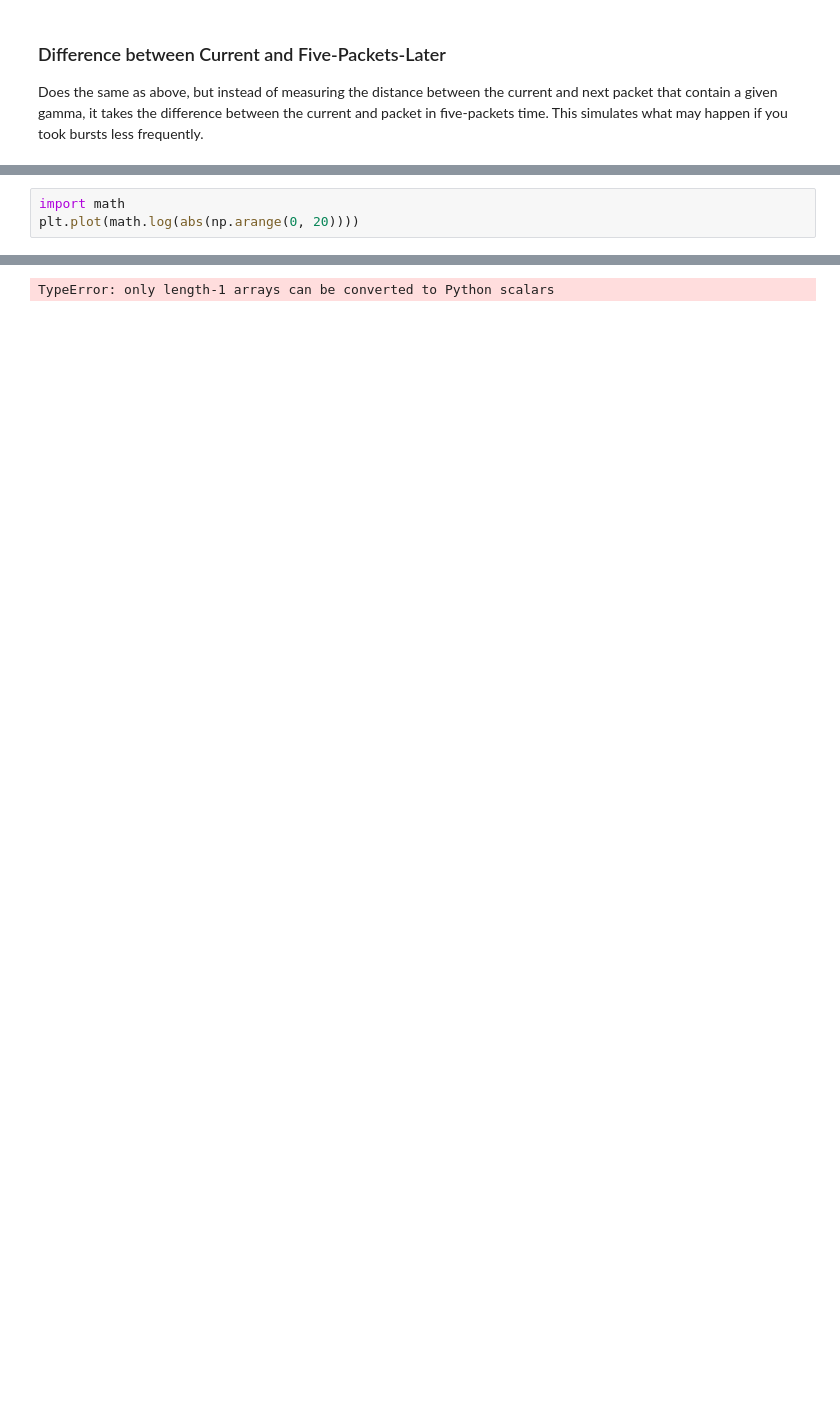
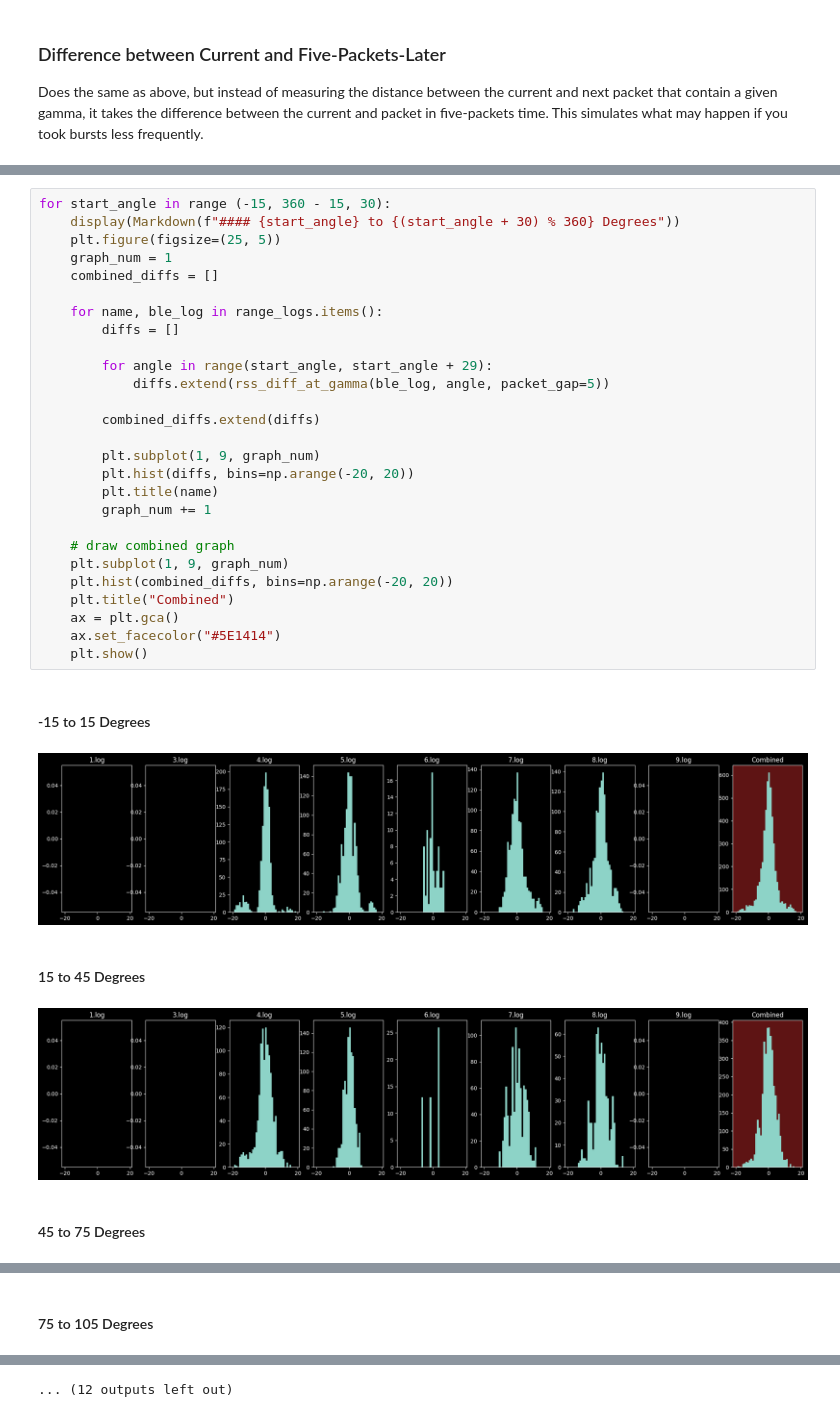
Before and after one commit to SheffieldMLtracking/BLEanalysis, a Jupyter notebook: jupyter/Finley/RSS Differences.ipynb, the cells around one changed output, grey strips where cells are left out. Cells and saved outputs as stored; diff of their text form; blank space fills up the shorter version.

```diff
--- a/jupyter/Finley/RSS Differences.ipynb
+++ b/jupyter/Finley/RSS Differences.ipynb
@@ -197,4 +214,33 @@ plt.show()
 # %%
-import math
-plt.plot(math.log(abs(np.arange(0, 20))))
+for start_angle in range (-15, 360 - 15, 30):
+    display(Markdown(f"#### {start_angle} to {(start_angle + 30) % 360} Degrees"))
+    plt.figure(figsize=(25, 5))
+    graph_num = 1
+    combined_diffs = []
+
+    for name, ble_log in range_logs.items():
+        diffs = []
+
+        for angle in range(start_angle, start_angle + 29):
+            diffs.extend(rss_diff_at_gamma(ble_log, angle, packet_gap=5))
+
+        combined_diffs.extend(diffs)
+
+        plt.subplot(1, 9, graph_num)
+        plt.hist(diffs, bins=np.arange(-20, 20))
+        plt.title(name)
+        graph_num += 1
+
+    # draw combined graph
+    plt.subplot(1, 9, graph_num)
+    plt.hist(combined_diffs, bins=np.arange(-20, 20))
+    plt.title("Combined")
+    ax = plt.gca()
+    ax.set_facecolor("#5E1414")
+    plt.show()
 # %% [output]
+#### -15 to 15 Degrees
+[figure, added]
+#### 15 to 45 Degrees
+[figure, added]
+#### 45 to 75 Degrees
@@ -200,0 +248 @@ plt.plot(math.log(abs(np.arange(0, 20))))
+#### 75 to 105 Degrees
@@ -201 +254 @@ plt.plot(math.log(abs(np.arange(0, 20))))
-TypeError: only length-1 arrays can be converted to Python scalars
+... (12 outputs left out)
```
Also changed, not shown: parts of 8 cells of this notebook.
